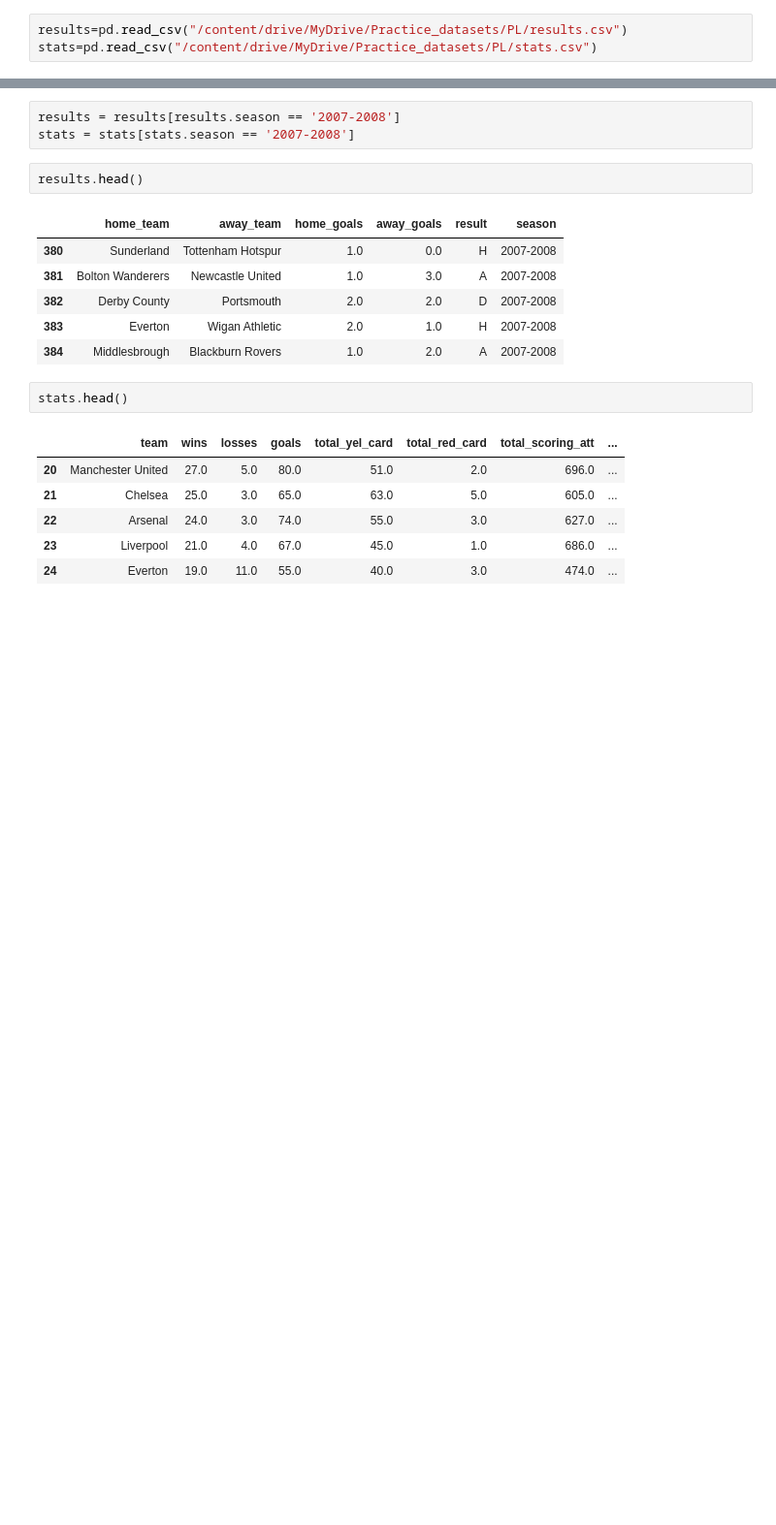
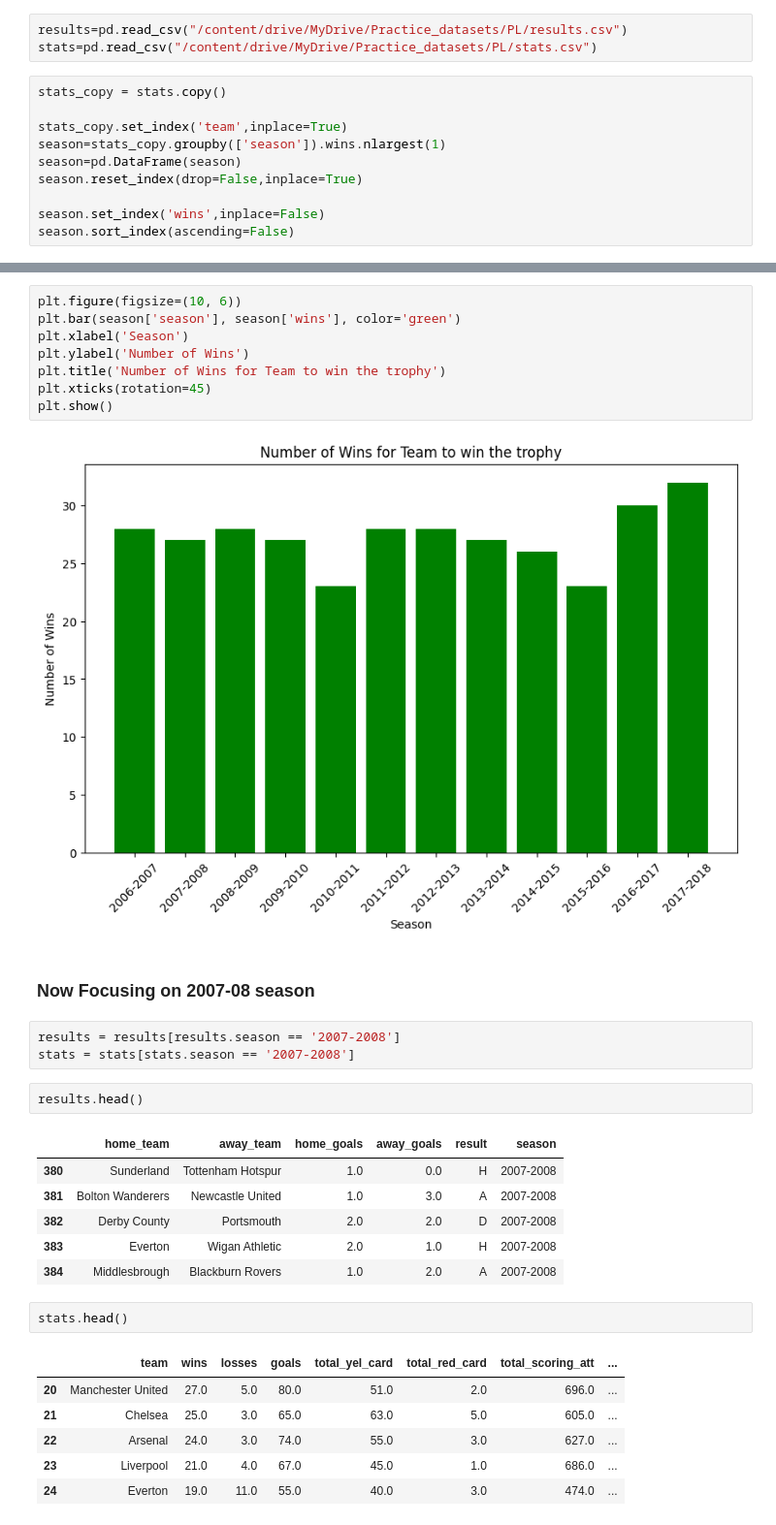
Before and after one commit to addu2612/Premier_League_Analysis, a Jupyter notebook: Mini_Project_Python.ipynb, the cells around one changed output, grey strips where cells are left out. Shown at 97% size. Saved outputs shown, nothing was run; the diff lists cells and outputs as text; blank space fills up the shorter version.

```diff
--- a/Mini_Project_Python.ipynb
+++ b/Mini_Project_Python.ipynb
@@ -13,3 +15,13 @@ Drive already mounted at /content/drive; to attempt to forcibly remount, call dr
 # %%
 results=pd.read_csv("/content/drive/MyDrive/Practice_datasets/PL/results.csv")
 stats=pd.read_csv("/content/drive/MyDrive/Practice_datasets/PL/stats.csv")
+# %%
+stats_copy = stats.copy()
+
+stats_copy.set_index('team',inplace=True)
+season=stats_copy.groupby(['season']).wins.nlargest(1)
+season=pd.DataFrame(season)
+season.reset_index(drop=False,inplace=True)
+
+season.set_index('wins',inplace=False)
+season.sort_index(ascending=False)
@@ -16,3 +42,15 @@ stats=pd.read_csv("/content/drive/MyDrive/Practice_datasets/PL/stats.csv")
+# %%
+plt.figure(figsize=(10, 6))
+plt.bar(season['season'], season['wins'], color='green')
+plt.xlabel('Season')
+plt.ylabel('Number of Wins')
+plt.title('Number of Wins for Team to win the trophy')
+plt.xticks(rotation=45)
+plt.show()
+# %% [output]
+[figure, added]
+# %% [markdown]
+### **Now Focusing on 2007-08 season**
 # %%
 results = results[results.season == '2007-2008']
 stats = stats[stats.season == '2007-2008']
```
Also changed, not shown: parts of 19 cells of this notebook.
